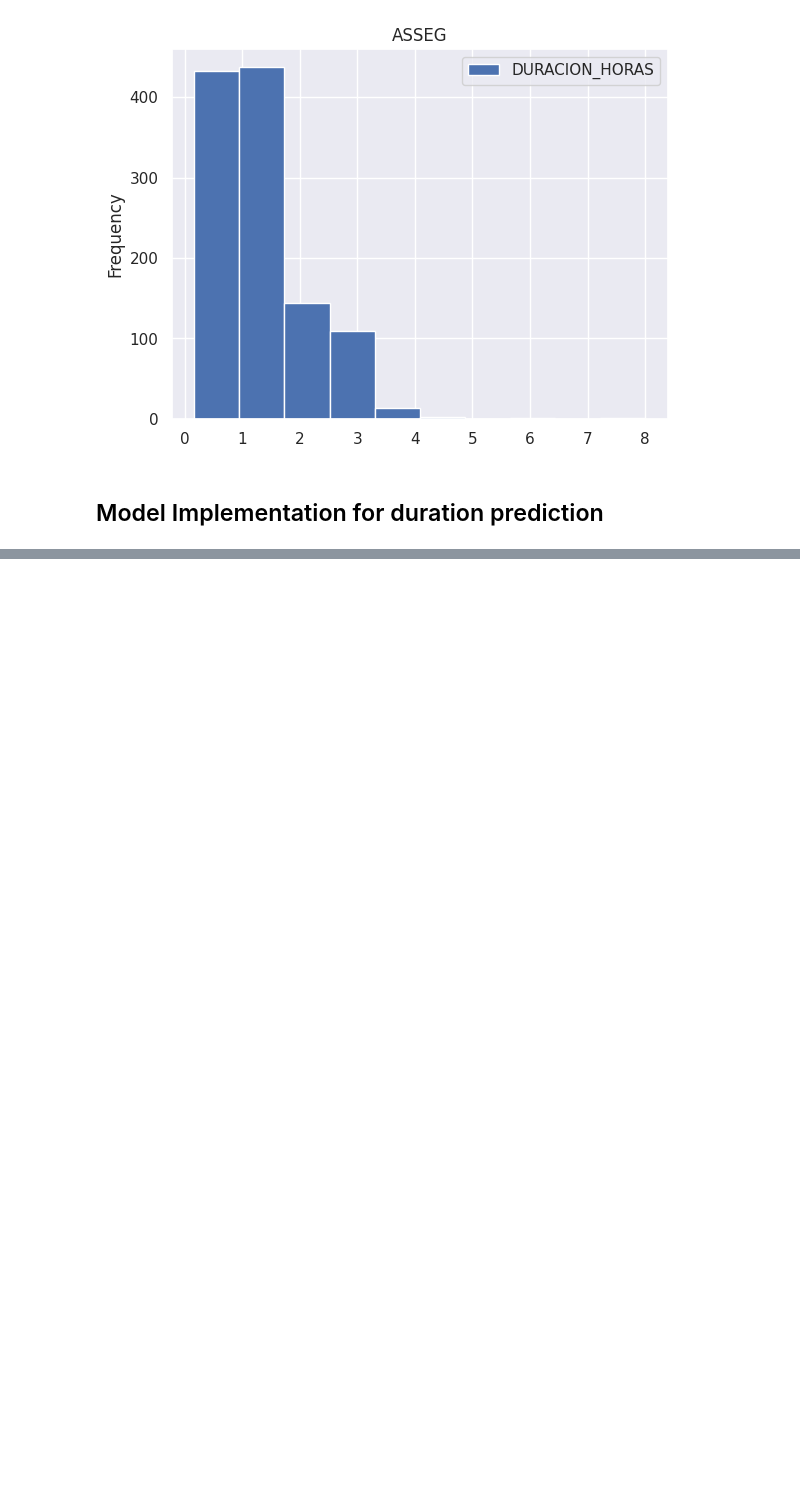
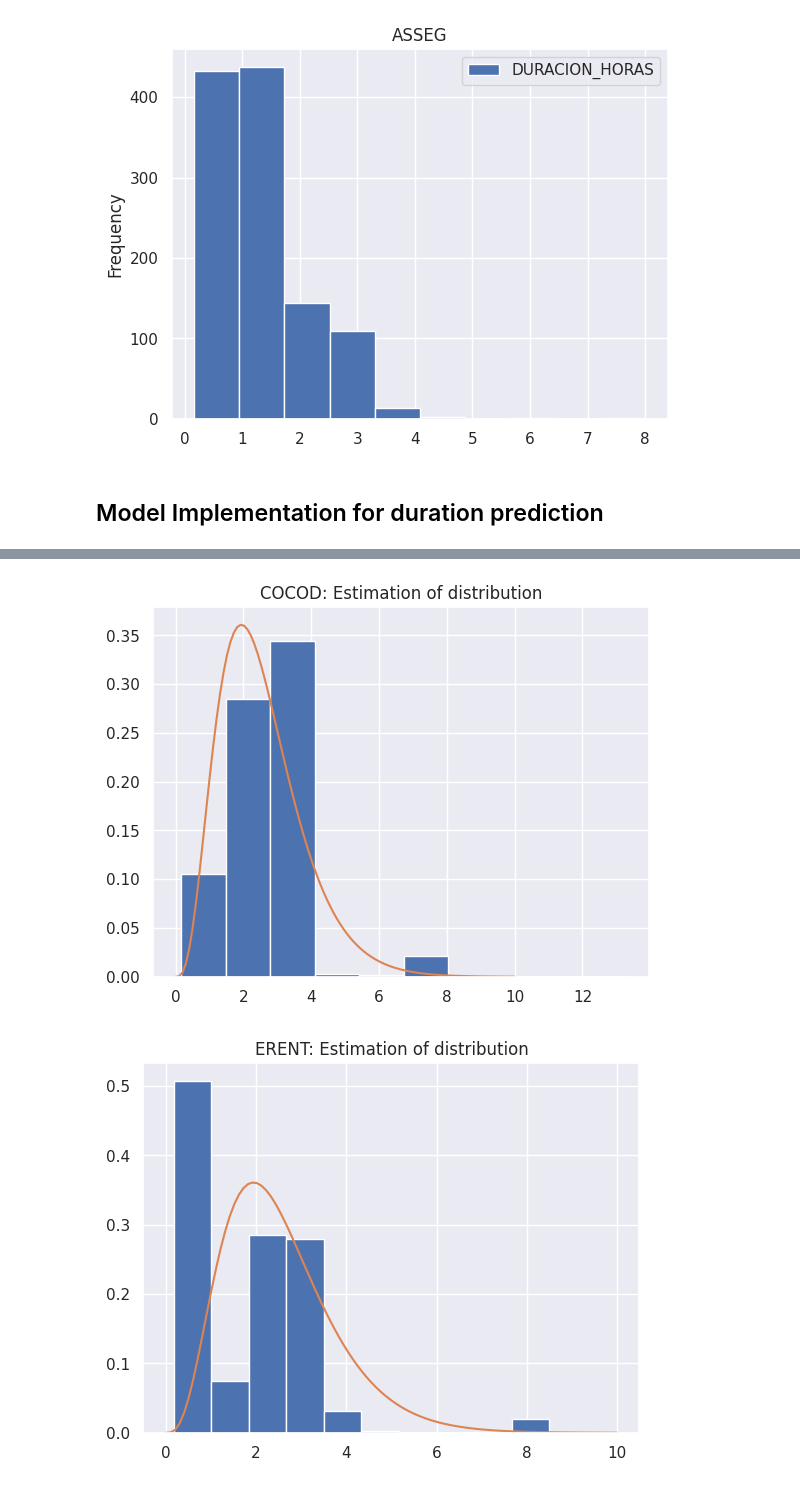
Before and after one commit to jrsalgadoASW/hw4_ares, a Jupyter notebook: model_creation.ipynb, the cells around one changed output, grey strips where cells are left out. Drawn from its saved outputs; the diff is of its cells as text; code cells hidden in the pictures; blank space fills up the shorter version.

Commit message:
Hours Estimation prob done

```diff
--- a/model_creation.ipynb
+++ b/model_creation.ipynb
@@ -566,3 +568,21 @@ for stage in get_chosen_stages():
 [figure]
 # %% [markdown]
 ## Model Implementation for duration prediction
+# %%
+def minus_gamma_log_likelihood (par,x):
+    alpha, lam = par
+    n =len(x)
+    like = -(n*alpha*np.log(lam)-lam*np.sum(x)+(alpha-1)*np.sum(np.log(x))-n*np.log(math.gamma(alpha)))
+    return like
+
+def gamma_estimator(x: np.array):
+    #x = [2,2,1,3,2,...]
+    sol = op.minimize(minus_gamma_log_likelihood, [1,0.5], args=(x),method='Powell')
+    par_optimos = sol.x
+    print(sol)
+    return par_optimos
+# %%
+#[2,2,1,8,]
+COCOD_hours = np.array(data['COCOD'==data["CODIGO_ETAPA"]]['DURACION_HORAS'])
+prueba=gamma_estimator(COCOD_hours)
+print(prueba)
@@ -568,0 +600,19 @@ for stage in get_chosen_stages():
+# %%
+def plot_distribution():
+
+    for stage in get_chosen_stages():
+
+        x = np.linspace (0, 10, 100)
+        stage_data = np.array(data[stage==data["CODIGO_ETAPA"]]['DURACION_HORAS'])
+        #calculate pdf of Gamma distribution for each x-value
+        y = stats.gamma.pdf(x, a=prueba[0], scale=1/prueba[1])
+
+        #create plot of Gamma distribution
+        plt.hist(stage_data,density = True)
+        plt.plot(x,y)
+        plt.title(f'{stage}: Estimation of distribution')
+        plt.show()
+plot_distribution()
+# %% [output]
+[figure, added]
+[figure, added]
```
Also changed, not shown: parts of 5 cells of this notebook.
